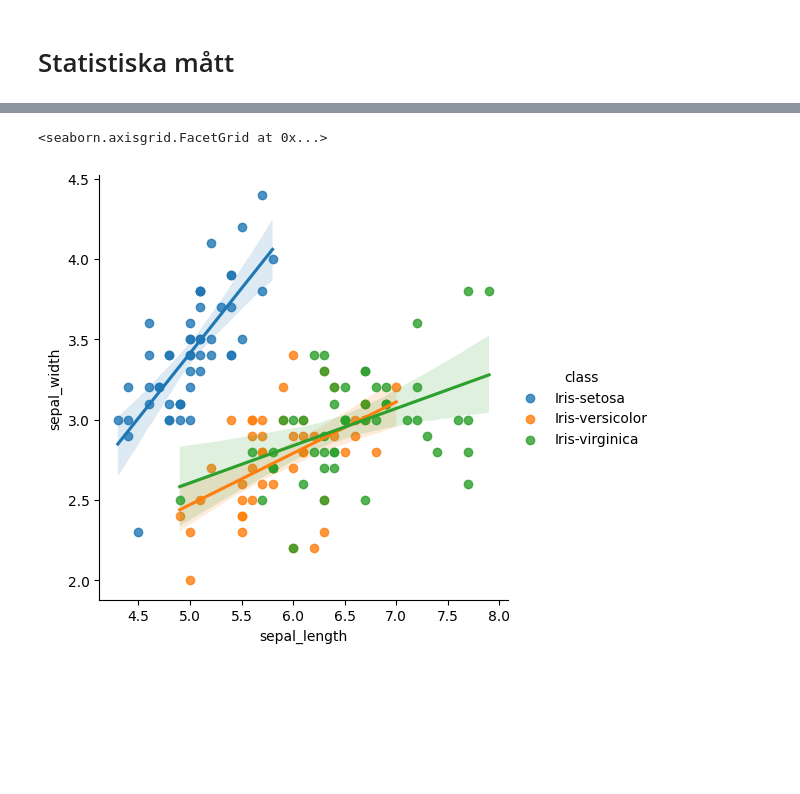
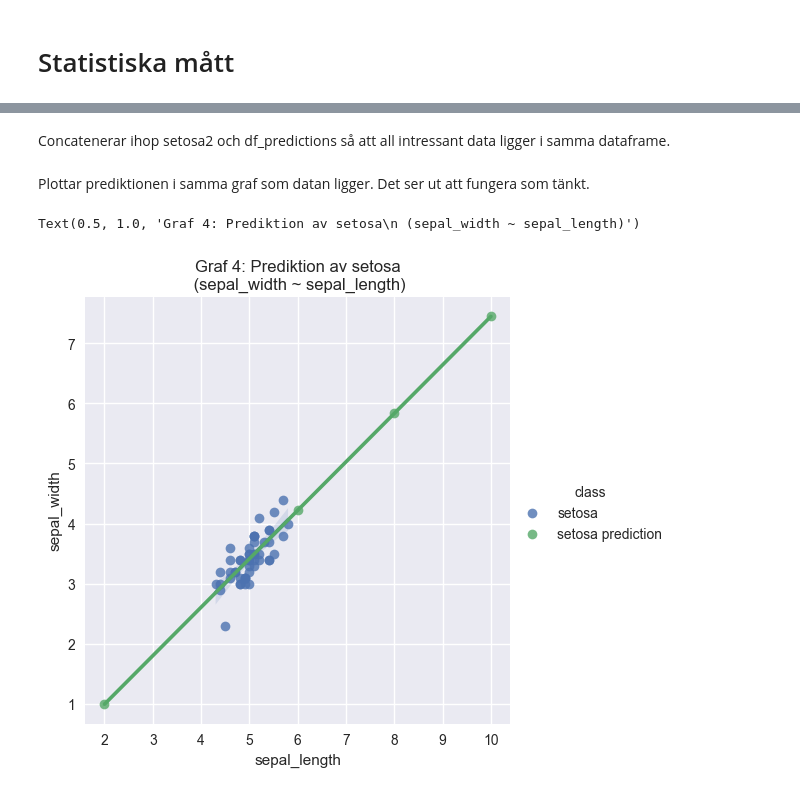
Before and after one commit to dancla240/Statistiska_Metoder, a Jupyter notebook: Lab/StatMet_Lab_Daniel.ipynb, the cells around one changed output, grey strips where cells are left out. Drawn from its saved outputs; the diff is of its cells as text; code cells hidden in the pictures; blank space fills up the shorter version.

```diff
--- a/Lab/StatMet_Lab_Daniel.ipynb
+++ b/Lab/StatMet_Lab_Daniel.ipynb
@@ -180,0 +297,5 @@ sns.boxplot(x="class", y="sepal_length", data=iris)
+# %%
+Intercept = model.params[0] # tilldelar variabeln Intercept, interceptet från regressionsanalysen
+Lutning = model.params[1] # tilldelar variabeln Lutning, lutningen från regressionsanalysen
+print(f'Intercept = {round(Intercept, 5)}') # skriver ut interceptet
+print(f'Lutning = {round(Lutning, 5)}') # skriver ut lutningen på linjen
@@ -180,0 +308,9 @@ sns.boxplot(x="class", y="sepal_length", data=iris)
+# %%
+fictive_sepal_length = np.array([2, 6, 8, 10]) # en array med fiktiva sepal_length (x-värden), för vilka vi vill prediktera sepal_width (y-värden). Här kan man fritt addera fler värden.
+predicted_sepal_width = np.array([fictive_sepal_length * Lutning + Intercept]) # skapar predikterade sepal_width baserat på fiktiva sepal_length, mha intercept och lutning från regressionsanalysen
+df_fictive_sepal_length = pd.DataFrame(fictive_sepal_length)
+df_fictive_sepal_width = pd.DataFrame(predicted_sepal_width).transpose()
+df_predictions = pd.concat([df_fictive_sepal_length, df_fictive_sepal_width], axis='columns')
+df_predictions.loc[:,'class'] = 'setosa prediction' # skapar en ny kolumn 'class' som anger att det är en pridiction
+df_predictions.columns=(['sepal_length', 'sepal_width', 'class'])
+df_predictions.head()
@@ -180,0 +325,6 @@ sns.boxplot(x="class", y="sepal_length", data=iris)
+# %%
+setosa2 = pd.DataFrame({'sepal_length' : np.zeros(len(setosa)),'sepal_width' : np.zeros(len(setosa)),'class' : np.zeros(len(setosa))})
+setosa2.loc[:,'sepal_length'] = setosa.loc[:,'sepal_length']
+setosa2.loc[:,'sepal_width'] = setosa.loc[:,'sepal_width']
+setosa2.loc[:,'class'] = setosa.loc[:,'class']
+setosa2.head(5)
@@ -181,5 +338,13 @@ sns.boxplot(x="class", y="sepal_length", data=iris)
+# %% [markdown]
+Concatenerar ihop setosa2 och df_predictions så att all intressant data ligger i samma dataframe.
+# %%
+total = pd.concat([setosa2, df_predictions], axis="index") # dataframen total innehåller datan och den predikterade datan
+# %% [markdown]
+Plottar prediktionen i samma graf som datan ligger. Det ser ut att fungera som tänkt.
 # %%
-sns.lmplot(data=iris, x='sepal_length', y='sepal_width', hue='class')
+sns.lmplot(data=total, x='sepal_length', y='sepal_width', hue='class') # linjär regression, endast för setosa
+ax = plt.gca()
+ax.set_title("Graf 4: Prediktion av setosa\n (sepal_width ~ sepal_length)")
 # %% [output]
-<seaborn.axisgrid.FacetGrid at 0x...>
+Text(0.5, 1.0, 'Graf 4: Prediktion av setosa\n (sepal_width ~ sepal_length)')
-[figure, old version]
+[figure, new version]
```
Also changed, not shown: parts of 43 cells of this notebook, 8 other files.
